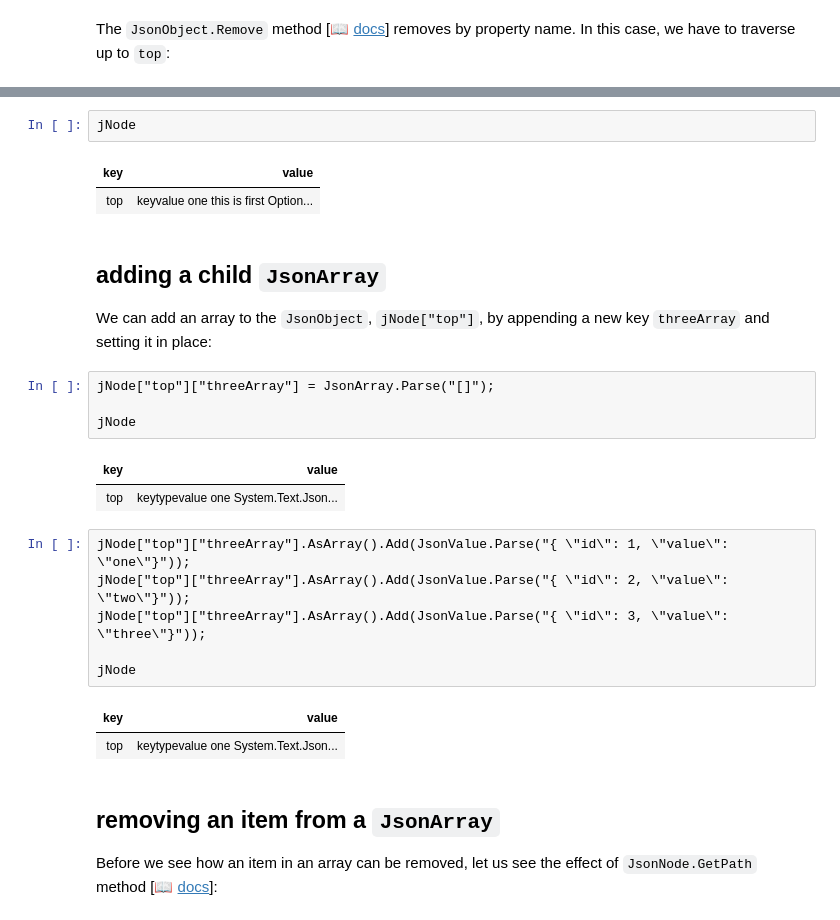
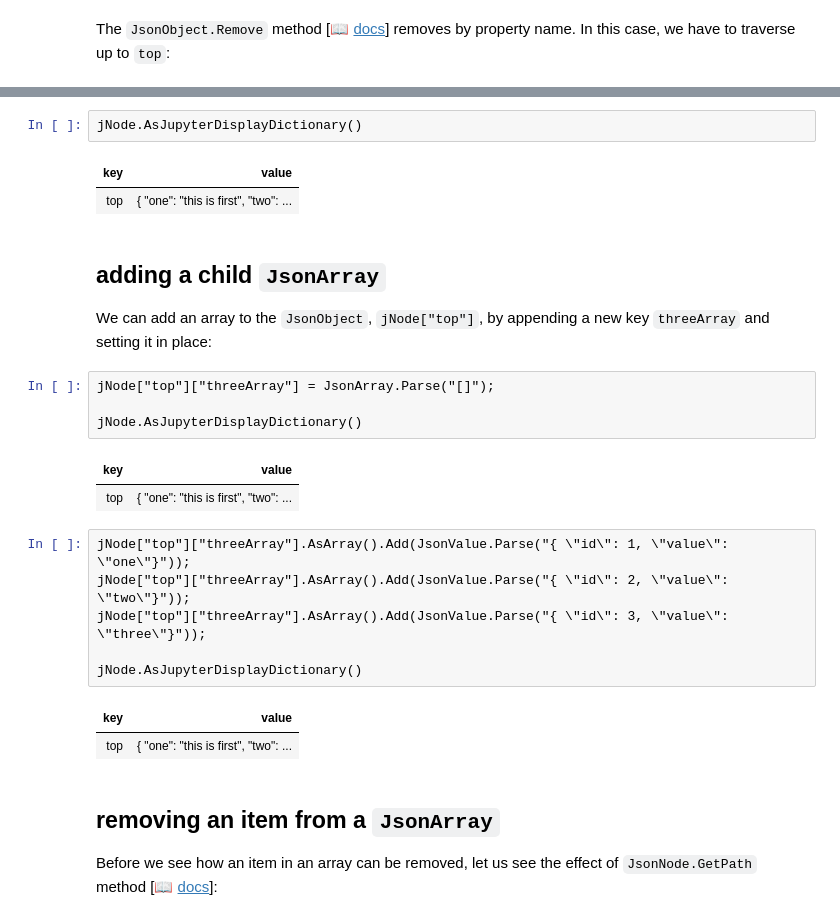
Before and after one commit to BryanWilhite/jupyter-central, a Jupyter notebook: funkykb/csharp/system-text-json-nodes.ipynb, the cells around one changed output, grey strips where cells are left out. Cells and saved outputs as stored; diff of their text form.

```diff
--- a/funkykb/csharp/system-text-json-nodes.ipynb
+++ b/funkykb/csharp/system-text-json-nodes.ipynb
@@ -212,10 +216,10 @@ jNode["top"].AsObject().Remove("three")
 # %% [output]
 [interactive output not drawn]
 # %%
-jNode
+jNode.AsJupyterDisplayDictionary()
 # %% [output]
 | key | value |
-| top | keyvalue one this is first Option... |
+| top | { "one": "this is first", "two": ... |
 # %% [markdown]
 ## adding a child `JsonArray`
 
@@ -223,19 +227,19 @@ We can add an array to the `JsonObject`, `jNode["top"]`, by appending a new key
 # %%
 jNode["top"]["threeArray"] = JsonArray.Parse("[]");
 
-jNode
+jNode.AsJupyterDisplayDictionary()
 # %% [output]
 | key | value |
-| top | keytypevalue one System.Text.Json... |
+| top | { "one": "this is first", "two": ... |
 # %%
 jNode["top"]["threeArray"].AsArray().Add(JsonValue.Parse("{ \"id\": 1, \"value\": \"one\"}"));
 jNode["top"]["threeArray"].AsArray().Add(JsonValue.Parse("{ \"id\": 2, \"value\": \"two\"}"));
 jNode["top"]["threeArray"].AsArray().Add(JsonValue.Parse("{ \"id\": 3, \"value\": \"three\"}"));
 
-jNode
+jNode.AsJupyterDisplayDictionary()
 # %% [output]
 | key | value |
-| top | keytypevalue one System.Text.Json... |
+| top | { "one": "this is first", "two": ... |
 # %% [markdown]
 ## removing an item from a `JsonArray`
 
```
Also changed, not shown: parts of 20 cells of this notebook.
